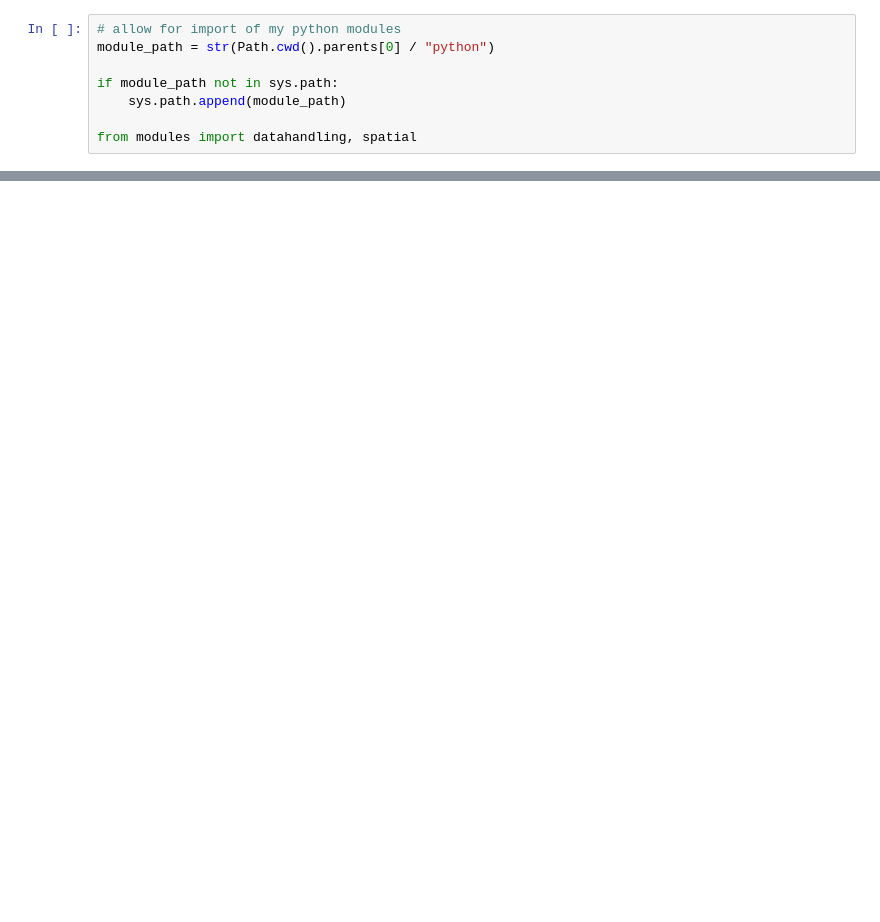
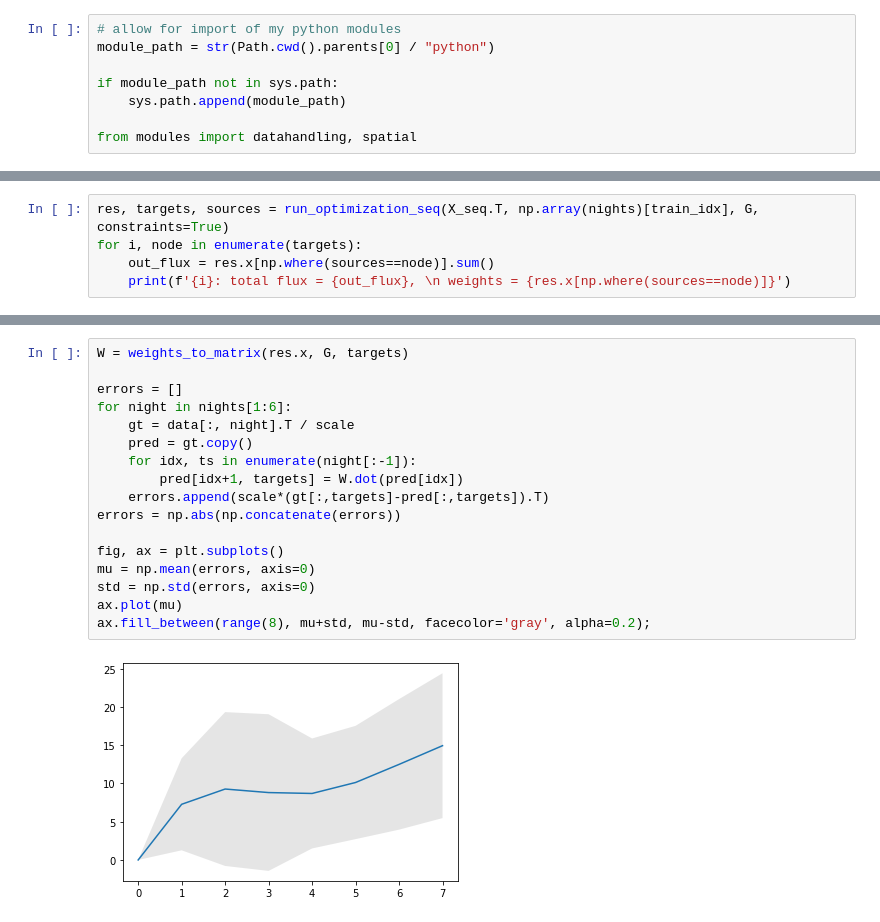
Before and after one commit to FionaLippert/birdMigration, a Jupyter notebook: notebooks/constraint_optimization.ipynb, the cells around one changed output, grey strips where cells are left out. Saved outputs shown, nothing was run; the diff lists cells and outputs as text; blank space fills up the shorter version.

```diff
--- a/notebooks/constraint_optimization.ipynb
+++ b/notebooks/constraint_optimization.ipynb
@@ -71,0 +254,5 @@ sources
+# %%
+res, targets, sources = run_optimization_seq(X_seq.T, np.array(nights)[train_idx], G, constraints=True)
+for i, node in enumerate(targets):
+    out_flux = res.x[np.where(sources==node)].sum()
+    print(f'{i}: total flux = {out_flux}, \n weights = {res.x[np.where(sources==node)]}')
@@ -135,0 +467,19 @@ def jac(w, X_train, Y_train, G, targets):
+# %%
+W = weights_to_matrix(res.x, G, targets)
+
+errors = []
+for night in nights[1:6]:
+    gt = data[:, night].T / scale
+    pred = gt.copy()
+    for idx, ts in enumerate(night[:-1]):
+        pred[idx+1, targets] = W.dot(pred[idx])
+    errors.append(scale*(gt[:,targets]-pred[:,targets]).T)
+errors = np.abs(np.concatenate(errors))
+
+fig, ax = plt.subplots()
+mu = np.mean(errors, axis=0)
+std = np.std(errors, axis=0)
+ax.plot(mu)
+ax.fill_between(range(8), mu+std, mu-std, facecolor='gray', alpha=0.2);
+# %% [output]
+[figure, added]
```
Also changed, not shown: parts of 25 cells of this notebook, 3 other files.
